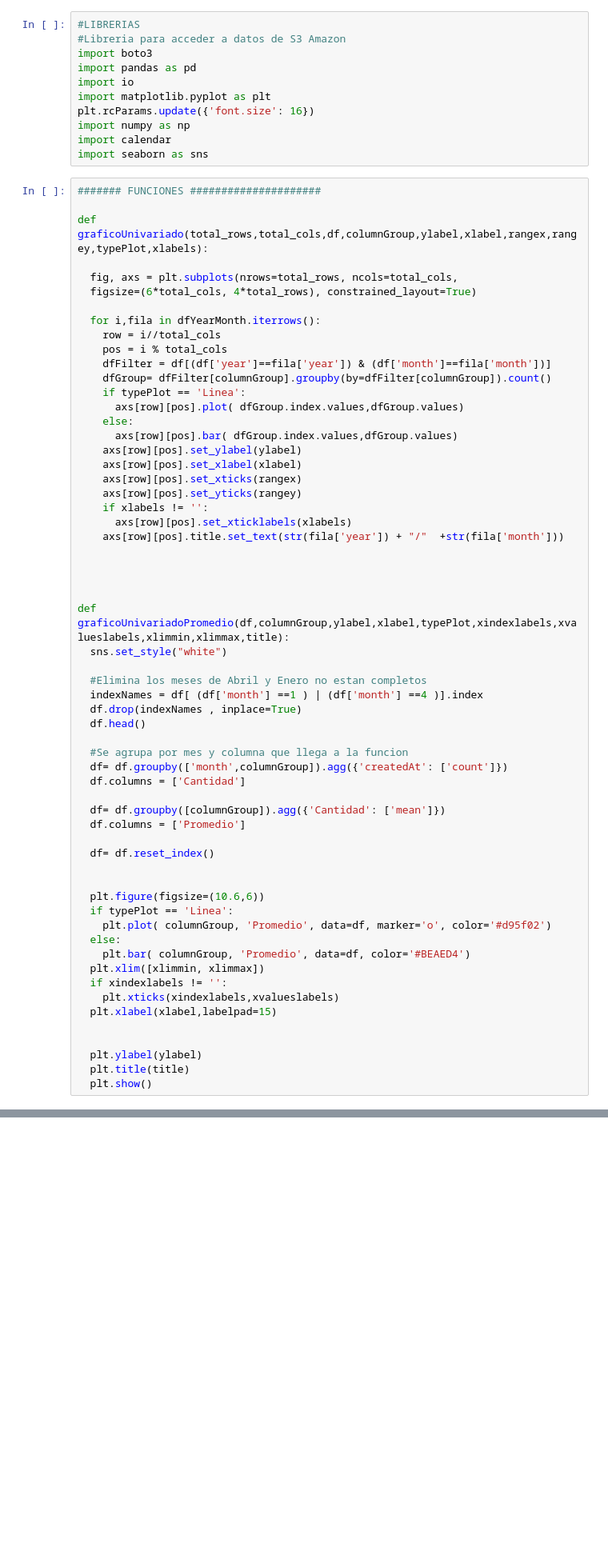
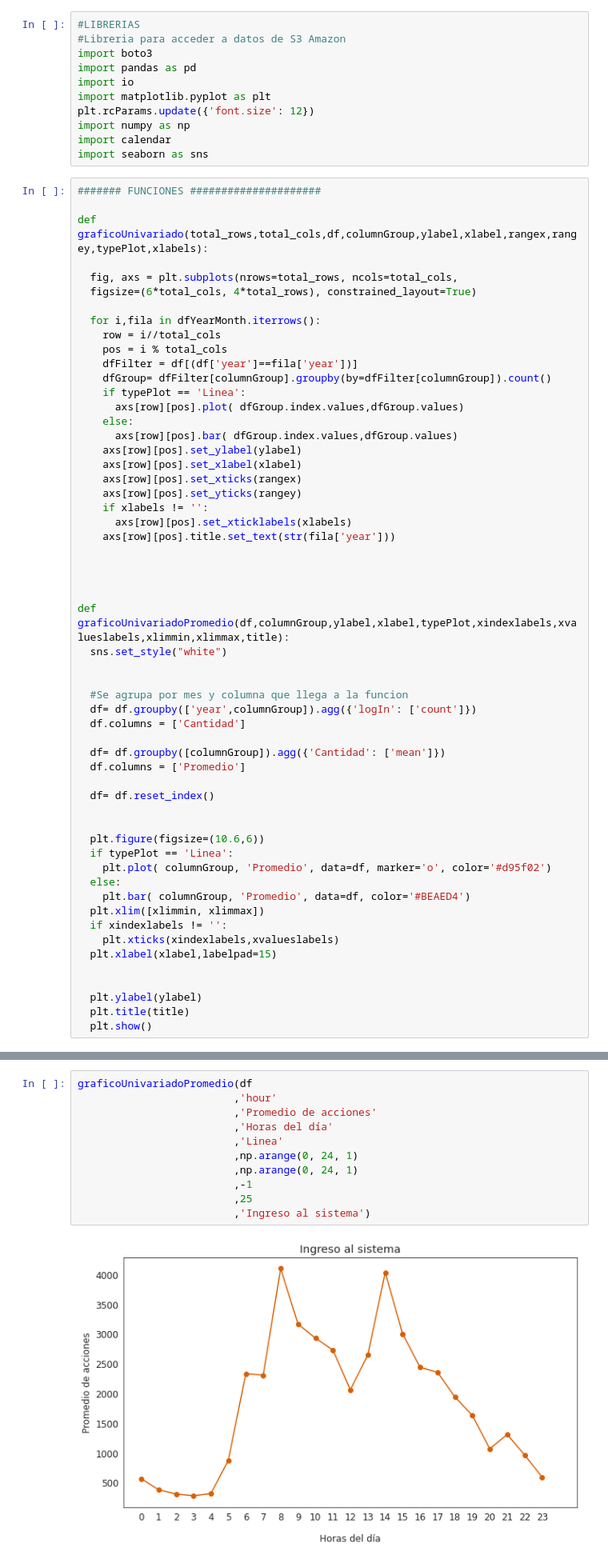
Before and after one commit to marardo/procesamiento_nube, a Jupyter notebook: DATA_CHALLENGE_PSA.ipynb, the cells around one changed output, grey strips where cells are left out. Shown at 80% size. Saved outputs shown, nothing was run; the diff lists cells and outputs as text; blank space fills up the shorter version.

```diff
--- a/DATA_CHALLENGE_PSA.ipynb
+++ b/DATA_CHALLENGE_PSA.ipynb
@@ -17,7 +17,7 @@ import boto3
 import pandas as pd
 import io
 import matplotlib.pyplot as plt
-plt.rcParams.update({'font.size': 16})
+plt.rcParams.update({'font.size': 12})
 import numpy as np
 import calendar
 import seaborn as sns
@@ -32,7 +32,7 @@ def graficoUnivariado(total_rows,total_cols,df,columnGroup,ylabel,xlabel,rangex,
   for i,fila in dfYearMonth.iterrows():
     row = i//total_cols
     pos = i % total_cols
-    dfFilter = df[(df['year']==fila['year']) & (df['month']==fila['month'])]
+    dfFilter = df[(df['year']==fila['year'])]
     dfGroup= dfFilter[columnGroup].groupby(by=dfFilter[columnGroup]).count()
     if typePlot == 'Linea':
       axs[row][pos].plot( dfGroup.index.values,dfGroup.values)
@@ -44,7 +44,7 @@ def graficoUnivariado(total_rows,total_cols,df,columnGroup,ylabel,xlabel,rangex,
     axs[row][pos].set_yticks(rangey)
     if xlabels != '':
       axs[row][pos].set_xticklabels(xlabels)
-    axs[row][pos].title.set_text(str(fila['year']) + "/"  +str(fila['month']))
+    axs[row][pos].title.set_text(str(fila['year']))
 
 
 
@@ -52,13 +52,9 @@ def graficoUnivariado(total_rows,total_cols,df,columnGroup,ylabel,xlabel,rangex,
 def graficoUnivariadoPromedio(df,columnGroup,ylabel,xlabel,typePlot,xindexlabels,xvalueslabels,xlimmin,xlimmax,title):
   sns.set_style("white")
 
-  #Elimina los meses de Abril y Enero no estan completos
-  indexNames = df[ (df['month'] ==1 ) | (df['month'] ==4 )].index
-  df.drop(indexNames , inplace=True)
-  df.head()
 
   #Se agrupa por mes y columna que llega a la funcion
-  df= df.groupby(['month',columnGroup]).agg({'createdAt': ['count']})
+  df= df.groupby(['year',columnGroup]).agg({'logIn': ['count']})
   df.columns = ['Cantidad']
 
   df= df.groupby([columnGroup]).agg({'Cantidad': ['mean']})
@@ -110,0 +135,13 @@ df.head(10)
+# %%
+graficoUnivariadoPromedio(df
+                         ,'hour'
+                         ,'Promedio de acciones'
+                         ,'Horas del día'
+                         ,'Linea'
+                         ,np.arange(0, 24, 1)
+                         ,np.arange(0, 24, 1)
+                         ,-1
+                         ,25
+                         ,'Ingreso al sistema')
+# %% [output]
+[figure, added]
```
Also changed, not shown: parts of 18 cells of this notebook.
